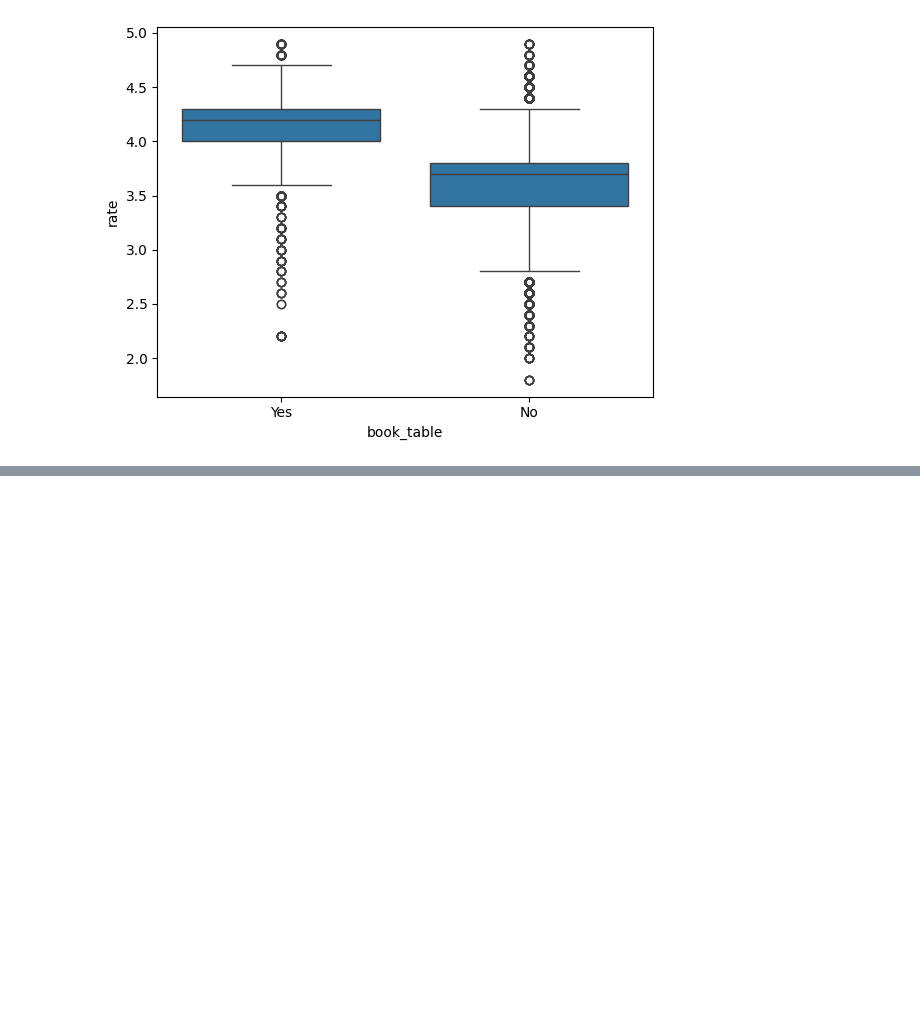
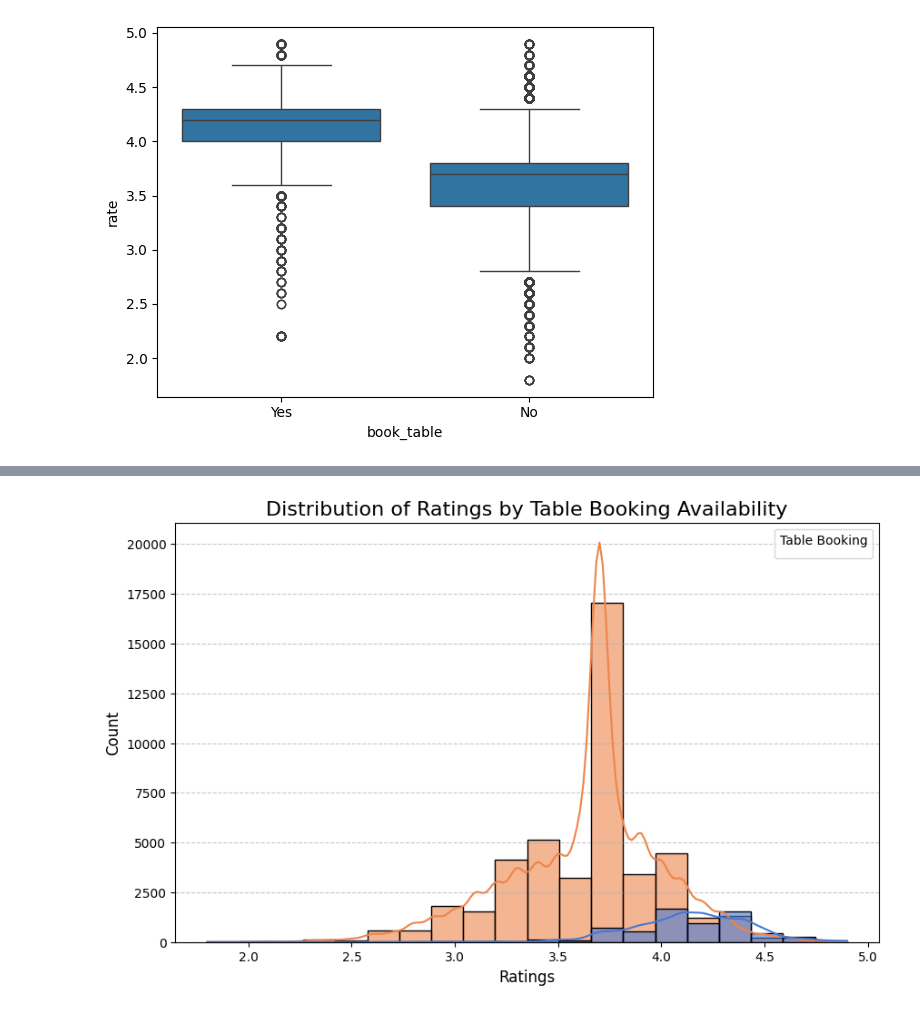
Before and after one commit to nourelsafty1/datavisualization, a Jupyter notebook: Data_engineering_&_visualization_milestone_1.ipynb, the cells around one changed output, grey strips where cells are left out. Cells and saved outputs as stored; diff of their text form; code cells hidden in the pictures; blank space fills up the shorter version.

```diff
--- a/Data_engineering_&_visualization_milestone_1.ipynb
+++ b/Data_engineering_&_visualization_milestone_1.ipynb
@@ -692,3 +673,25 @@ sns.boxplot(
 # %% [output]
 <Axes: xlabel='book_table', ylabel='rate'>
 [figure]
+# %%
+data = data[data["rate"].notnull()]
+data["rate"] = pd.to_numeric(data["rate"], errors="coerce")
+plt.figure(figsize=(10, 6))
+
+sns.histplot(
+    data=data,
+    x="rate",
+    hue="book_table",
+    kde=True,
+    palette="muted",
+    bins=20,
+    alpha=0.6,
+)
+plt.title("Distribution of Ratings by Table Booking Availability", fontsize=16)
+plt.xlabel("Ratings", fontsize=12)
+plt.ylabel("Count", fontsize=12)
+plt.legend(title="Table Booking")
+plt.grid(axis="y", linestyle="--", alpha=0.7)
+
+plt.show()
+# %% [output]
@@ -695,3 +699,4 @@ sns.boxplot(
+[figure, added]
 # %% [markdown]
 
 ### **BarPlot Insight:**
```
Also changed, not shown: parts of 23 cells of this notebook.
